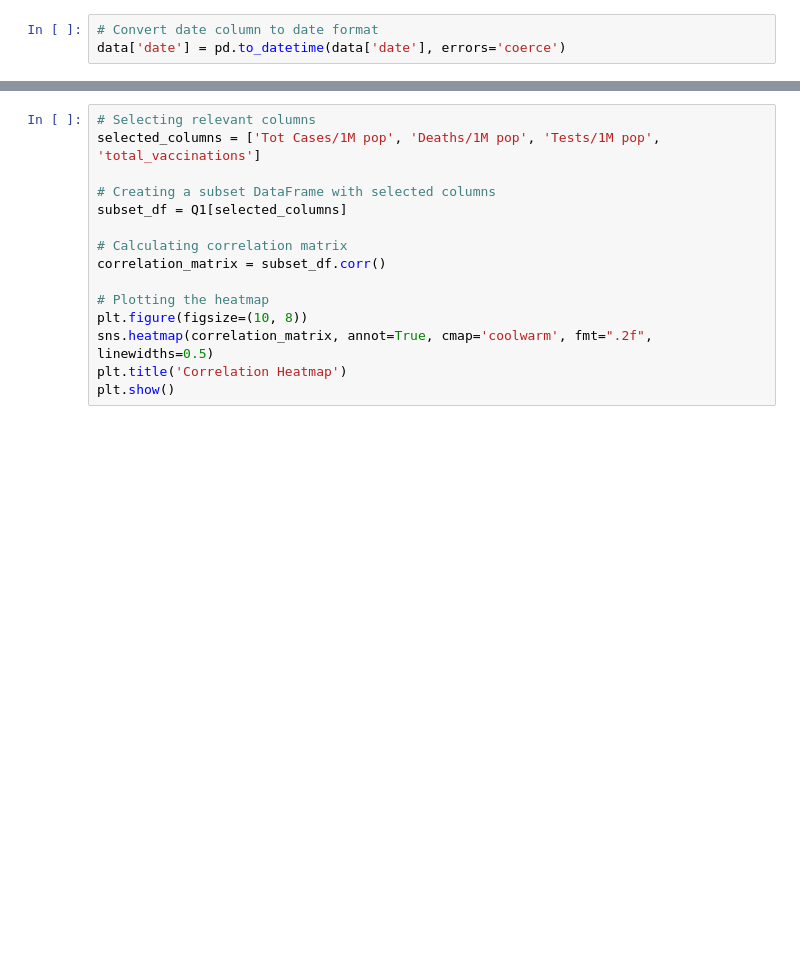
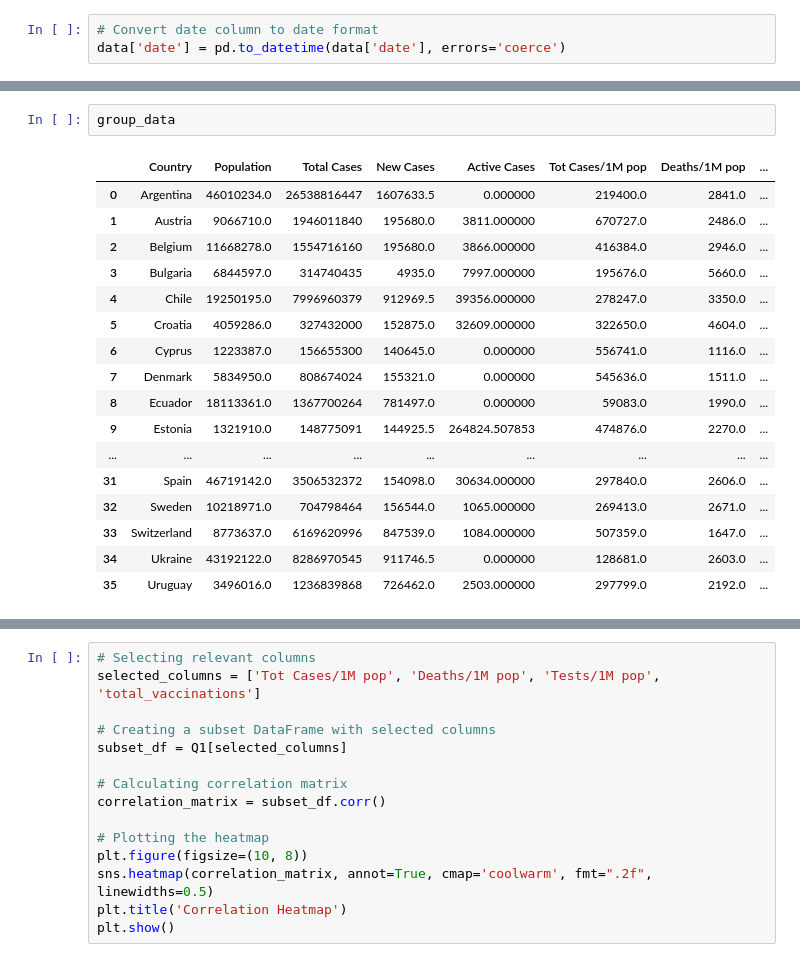
Before and after one commit to JoanneSiarivita/Data_Viz, a Jupyter notebook: data_viz/notebooks/Q1.ipynb, the cells around one changed output, grey strips where cells are left out. Saved outputs shown, nothing was run; the diff lists cells and outputs as text; blank space fills up the shorter version.

```diff
--- a/data_viz/notebooks/Q1.ipynb
+++ b/data_viz/notebooks/Q1.ipynb
@@ -120,0 +93,20 @@ ValueError: Could not interpret value `date` for `x`. Value is a string, but `da
+# %%
+group_data
+# %% [output]
+|  | Country | Population | Total Cases | New Cases | Active Cases | Tot Cases/1M pop | Deaths/1M pop | ... |
+| 0 | Argentina | 46010234.0 | 26538816447 | 1607633.5 | 0.000000 | 219400.0 | 2841.0 | ... |
+| 1 | Austria | 9066710.0 | 1946011840 | 195680.0 | 3811.000000 | 670727.0 | 2486.0 | ... |
+| 2 | Belgium | 11668278.0 | 1554716160 | 195680.0 | 3866.000000 | 416384.0 | 2946.0 | ... |
+| 3 | Bulgaria | 6844597.0 | 314740435 | 4935.0 | 7997.000000 | 195676.0 | 5660.0 | ... |
+| 4 | Chile | 19250195.0 | 7996960379 | 912969.5 | 39356.000000 | 278247.0 | 3350.0 | ... |
+| 5 | Croatia | 4059286.0 | 327432000 | 152875.0 | 32609.000000 | 322650.0 | 4604.0 | ... |
+| 6 | Cyprus | 1223387.0 | 156655300 | 140645.0 | 0.000000 | 556741.0 | 1116.0 | ... |
+| 7 | Denmark | 5834950.0 | 808674024 | 155321.0 | 0.000000 | 545636.0 | 1511.0 | ... |
+| 8 | Ecuador | 18113361.0 | 1367700264 | 781497.0 | 0.000000 | 59083.0 | 1990.0 | ... |
+| 9 | Estonia | 1321910.0 | 148775091 | 144925.5 | 264824.507853 | 474876.0 | 2270.0 | ... |
+| ... | ... | ... | ... | ... | ... | ... | ... | ... |
+| 31 | Spain | 46719142.0 | 3506532372 | 154098.0 | 30634.000000 | 297840.0 | 2606.0 | ... |
+| 32 | Sweden | 10218971.0 | 704798464 | 156544.0 | 1065.000000 | 269413.0 | 2671.0 | ... |
+| 33 | Switzerland | 8773637.0 | 6169620996 | 847539.0 | 1084.000000 | 507359.0 | 1647.0 | ... |
+| 34 | Ukraine | 43192122.0 | 8286970545 | 911746.5 | 0.000000 | 128681.0 | 2603.0 | ... |
+| 35 | Uruguay | 3496016.0 | 1236839868 | 726462.0 | 2503.000000 | 297799.0 | 2192.0 | ... |
```
Also changed, not shown: parts of 15 cells of this notebook.
